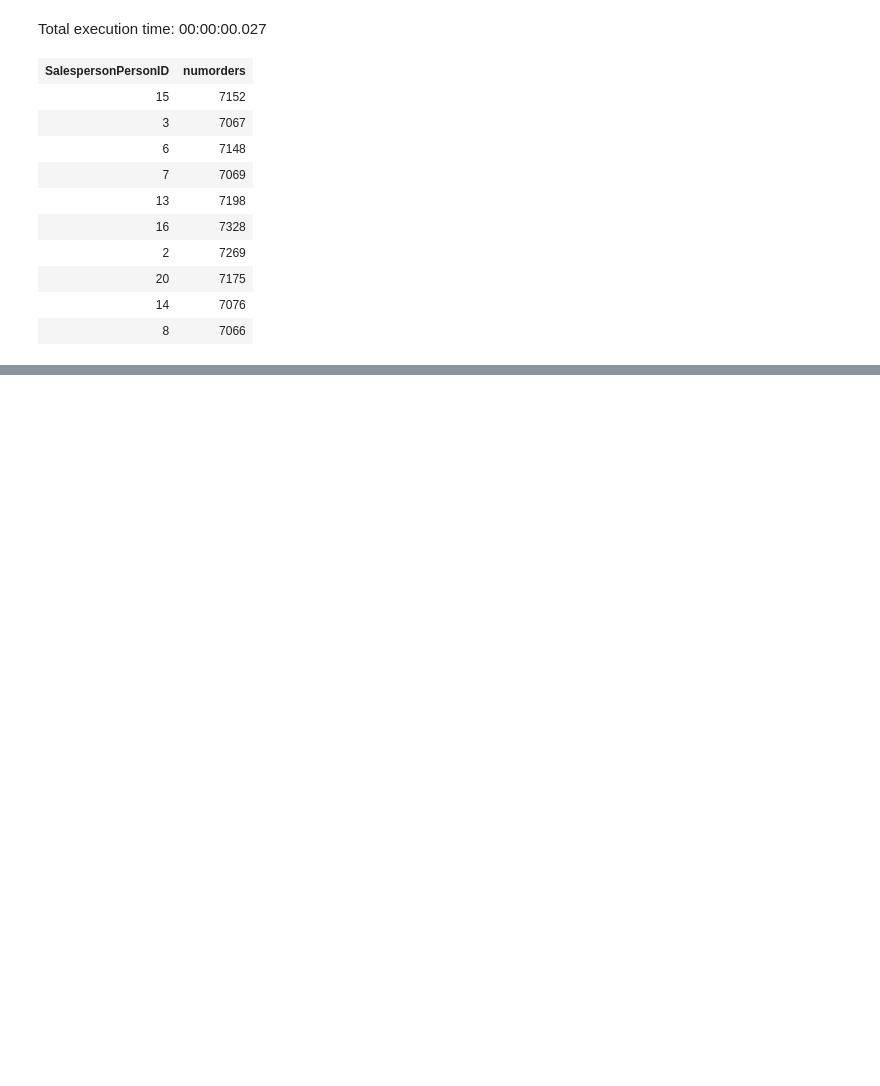
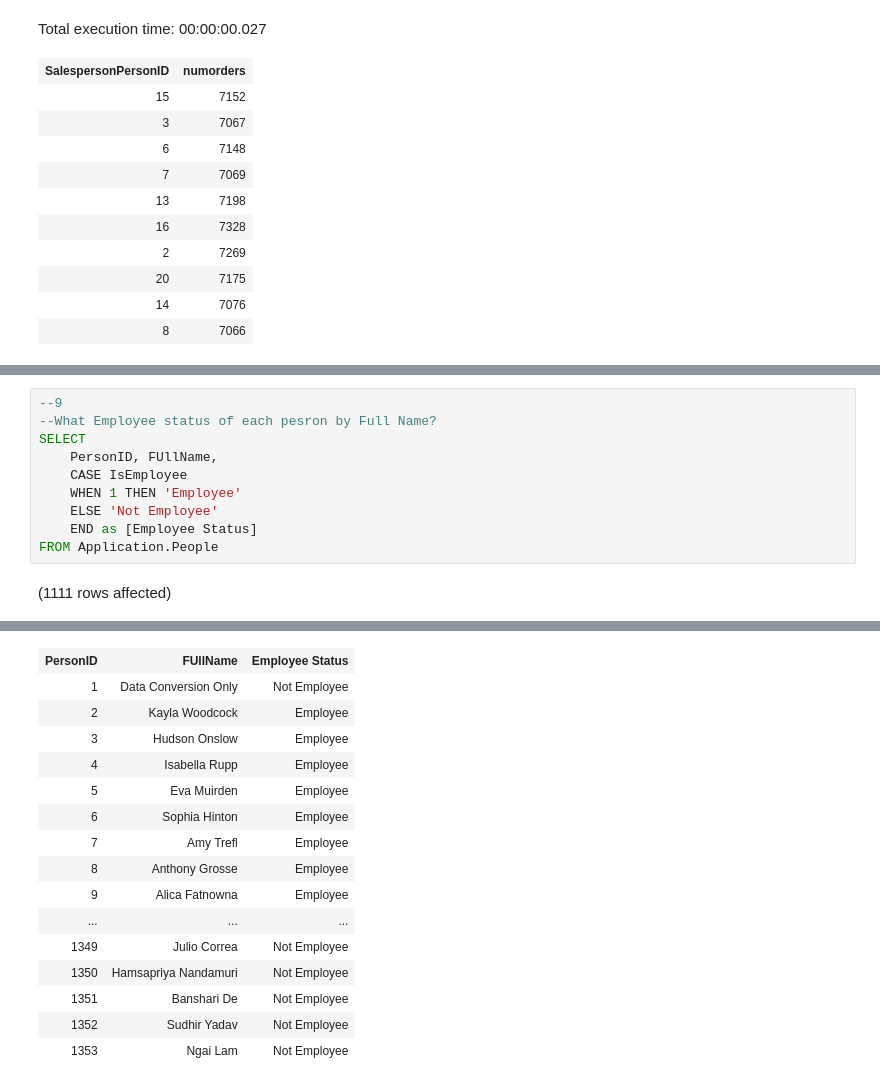
Before and after one commit to ArnanK/CSCI381-Assignments, a Jupyter notebook: PHW1/Individual_PHW#1_ArnanKhan.ipynb, the cells around one changed output, grey strips where cells are left out. Drawn from its saved outputs; the diff is of its cells as text; blank space fills up the shorter version.

```diff
--- a/PHW1/Individual_PHW#1_ArnanKhan.ipynb
+++ b/PHW1/Individual_PHW#1_ArnanKhan.ipynb
@@ -216,0 +167,12 @@ Total execution time: 00:00:00.005
+# %%
+--9
+--What Employee status of each pesron by Full Name?
+SELECT
+    PersonID, FUllName,
+    CASE IsEmployee
+    WHEN 1 THEN 'Employee'
+    ELSE 'Not Employee'
+    END as [Employee Status]
+FROM Application.People
+# %% [output]
+(1111 rows affected)
@@ -216,0 +180,16 @@ Total execution time: 00:00:00.005
+| PersonID | FUllName | Employee Status |
+| 1 | Data Conversion Only | Not Employee |
+| 2 | Kayla Woodcock | Employee |
+| 3 | Hudson Onslow | Employee |
+| 4 | Isabella Rupp | Employee |
+| 5 | Eva Muirden | Employee |
+| 6 | Sophia Hinton | Employee |
+| 7 | Amy Trefl | Employee |
+| 8 | Anthony Grosse | Employee |
+| 9 | Alica Fatnowna | Employee |
+| ... | ... | ... |
+| 1349 | Julio Correa | Not Employee |
+| 1350 | Hamsapriya Nandamuri | Not Employee |
+| 1351 | Banshari De | Not Employee |
+| 1352 | Sudhir Yadav | Not Employee |
+| 1353 | Ngai Lam | Not Employee |
```
Also changed, not shown: parts of 12 cells of this notebook.
